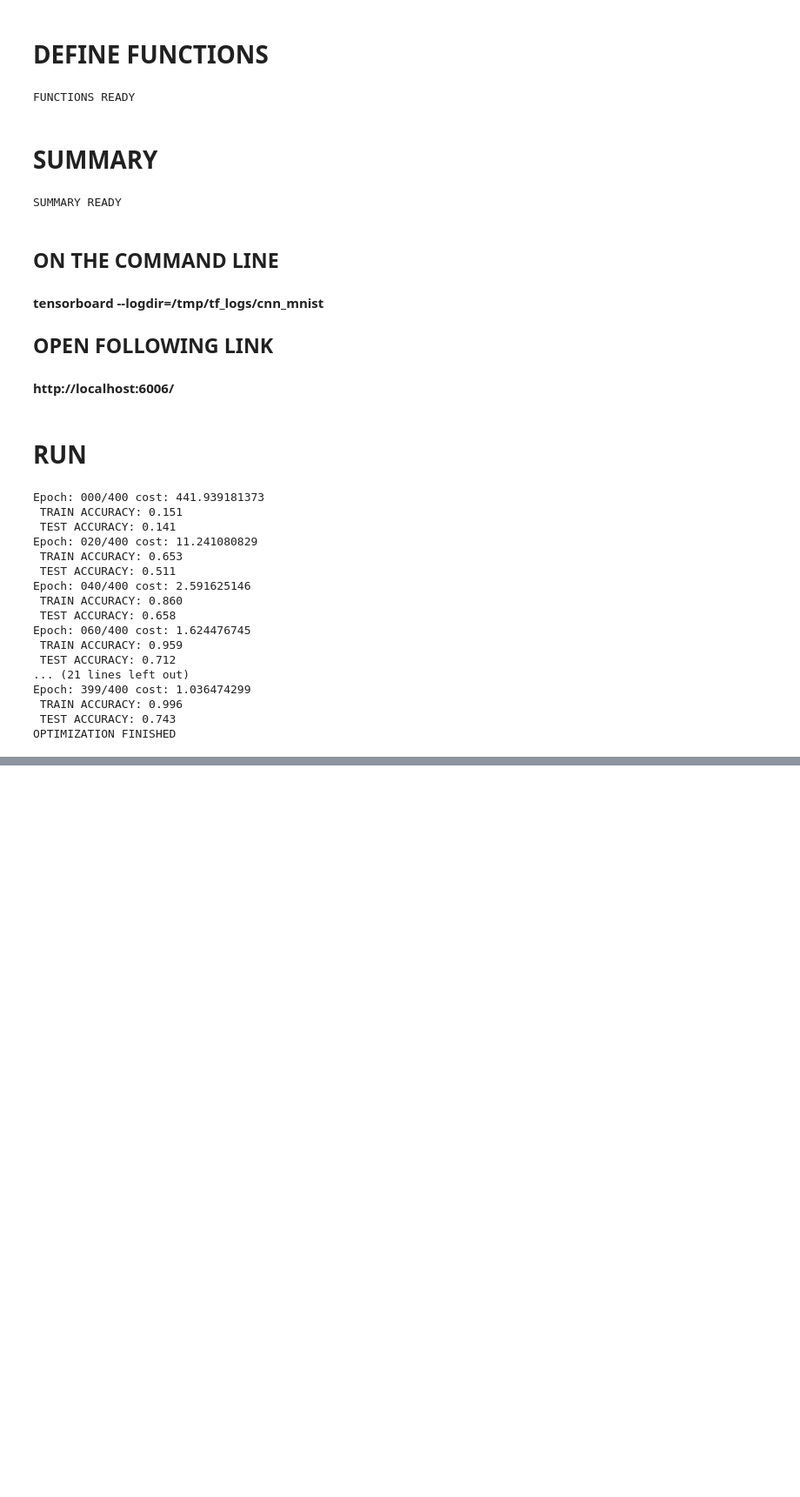
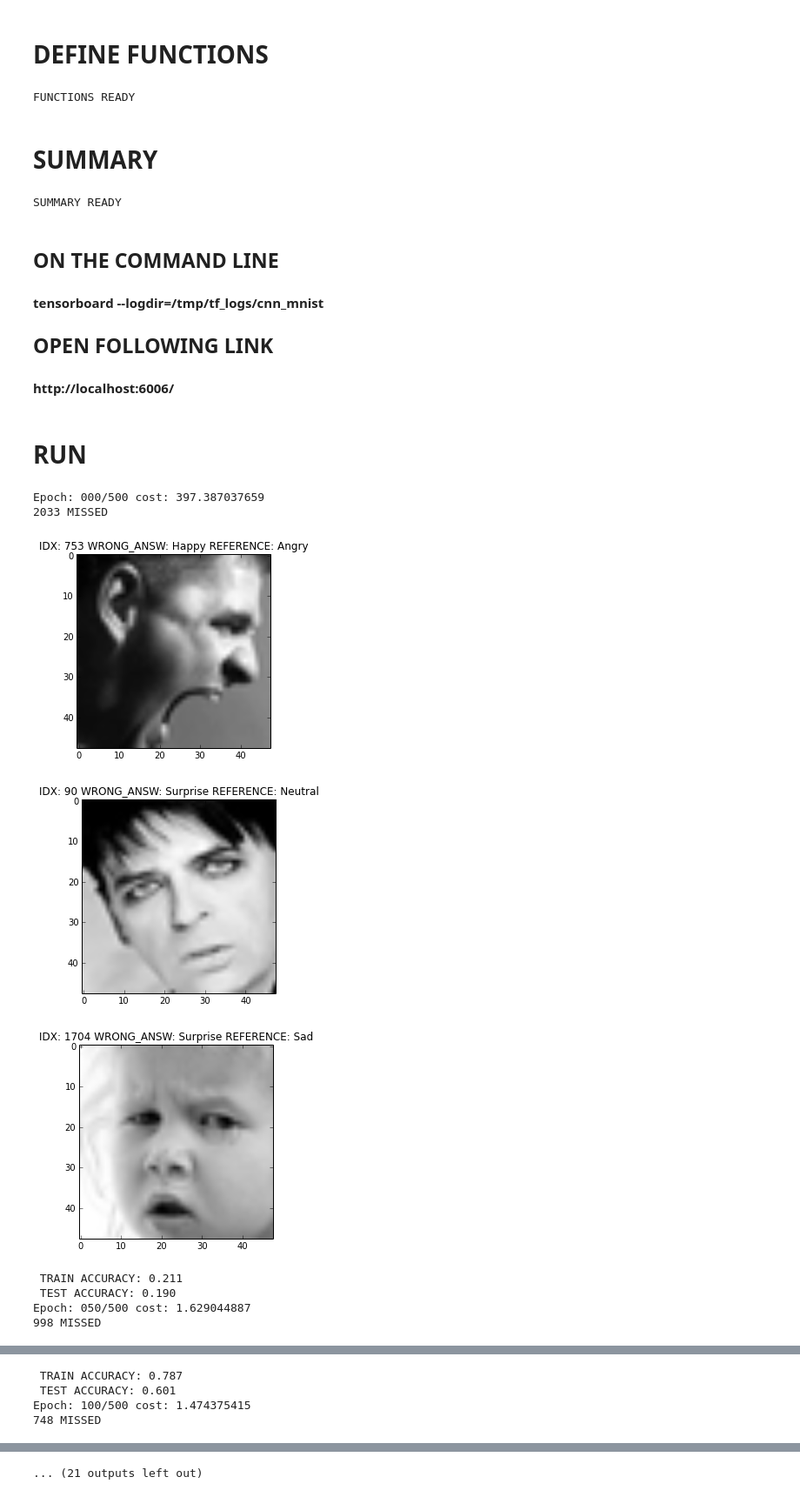
Before and after one commit to sjchoi86/face_recognition, a Jupyter notebook: code/4_convolutional_neural_network.ipynb, the cells around one changed output, grey strips where cells are left out. Shown at 87% size. Saved outputs shown, nothing was run; the diff lists cells and outputs as text; code cells hidden in the pictures; blank space fills up the shorter version.

Commit message:
show pf

```diff
--- a/code/4_convolutional_neural_network.ipynb
+++ b/code/4_convolutional_neural_network.ipynb
@@ -25,6 +25,8 @@ trainlabel = l['trainlabel']
 testimg    = l['testimg']
 testlabel  = l['testlabel']
 imgsize    = l['imgsize']
+categories = l['categories']
+
 ntrain = trainimg.shape[0]
 nclass = trainlabel.shape[1]
 dim    = trainimg.shape[1]
@@ -33,4 +35,6 @@ print ("%d TRAIN IMAGES" % (ntrain))
 print ("%d TEST IMAGES" % (ntest))
 print ("%d DIMENSIONAL INPUT" % (dim))
 print ("%d CLASSES" % (nclass))
+print (imgsize)
+print (categories)
 # %% [output]
@@ -153,8 +159,8 @@ SUMMARY READY
 # %%
 # PARAMETERS
 batch_size      = 256
-display_step    = 20
-training_epochs = 400
+display_step    = 50
+training_epochs = 500
 num_batch = int(ntrain/batch_size)+1
 for epoch in range(training_epochs):
     avg_cost = 0.
@@ -166,48 +172,71 @@ for epoch in range(training_epochs):
         feeds    = {x: batch_xs, y: batch_ys, keepratio: 0.7}
         # OPTIMIZE VARIABLES
         summary, _ = sess.run([merged, optm], feed_dict=feeds)
         # COMPUTE LOSS
         avg_cost += sess.run(cost, feed_dict=feeds)/num_batch
         # SUMMARY
         summary_writer.add_summary(summary, epoch*num_batch+i)
 
     # PRINT CURRENT STATUS
     if epoch % display_step == 0 or epoch == training_epochs-1:
         print ("Epoch: %03d/%03d cost: %.9f" %
                (epoch, training_epochs, avg_cost))
         ntemp = int(ntrain/batch_size)+1
         train_acc = 0
         for ii in range(ntemp):
             iii = np.arange(ii*batch_size, min(ntrain, (ii+1)*batch_size))
             feeds = {x: trainimg[iii, :], y: trainlabel[iii, :], keepratio: 1.0}
             train_acc = train_acc + sess.run(accr, feed_dict=feeds)
         train_acc = train_acc / ntemp
-        ntemp = int(ntest/batch_size)+1
+        ntemp = int(ntest/batch_size) + 1
         test_acc = 0
+        missidxlist = []
         for ii in range(ntemp):
             iii = np.arange(ii*batch_size, min(ntest, (ii+1)*batch_size))
             feeds = {x: testimg[iii, :], y: testlabel[iii, :], keepratio: 1.0}
             test_acc = test_acc + sess.run(accr, feed_dict=feeds)
+            # FIND MISCLASSIFIED IMAGES
+            missidx = np.where(sess.run(corr, feed_dict=feeds) == 0)[0]
+            missidxlist = np.concatenate((missidxlist, iii[missidx]))
         test_acc = test_acc / ntemp
+
+
+        nmiss = len(missidxlist)
+        print ("%d MISSED" % (nmiss))
+        missidxlist = np.random.permutation(missidxlist.astype(int))
+        selmissidx  = missidxlist[:min(3, nmiss)].astype(int)
+        feeds_miss  = {x: testimg[selmissidx, :], y: testlabel[selmissidx, :], keepratio: 1.0}
+        pred_miss   = sess.run(pred, feed_dict=feeds_miss)
+        answ_miss   = np.argmax(pred_miss, 1)
+        answ_corr   = np.argmax(testlabel[selmissidx, :], 1)
+        for idx in range(len(selmissidx)):
+            cidx = selmissidx[idx]
+            anw  = answ_miss[idx]
+            ref  = answ_corr[idx]
+            if imgsize[2] == 1:
+                currimg = np.reshape(testimg[cidx, :], (imgsize[0], imgsize[1]))
+                plt.imshow(currimg, cmap='gray')
+            else:
+                currimg = np.reshape(testimg[cidx, :], (imgsize[0], imgsize[1], -1))
+                plt.imshow(currimg)
+            anw_category = categories[anw]
+            ref_category = categories[ref]
+            title_string = "IDX: %d WRONG_ANSW: %s REFERENCE: %s" % (cidx, anw_category, ref_category)
+            plt.title(title_string)
+            plt.show()
+
+
         print (" TRAIN ACCURACY: %.3f" % (train_acc))
         print (" TEST ACCURACY: %.3f" % (test_acc))
 
 print ("OPTIMIZATION FINISHED")
 # %% [output]
-Epoch: 000/400 cost: 441.939181373
- TRAIN ACCURACY: 0.151
- TEST ACCURACY: 0.141
-Epoch: 020/400 cost: 11.241080829
- TRAIN ACCURACY: 0.653
- TEST ACCURACY: 0.511
-Epoch: 040/400 cost: 2.591625146
- TRAIN ACCURACY: 0.860
- TEST ACCURACY: 0.658
-Epoch: 060/400 cost: 1.624476745
- TRAIN ACCURACY: 0.959
- TEST ACCURACY: 0.712
-... (21 lines left out)
-Epoch: 399/400 cost: 1.036474299
- TRAIN ACCURACY: 0.996
- TEST ACCURACY: 0.743
-OPTIMIZATION FINISHED
+Epoch: 000/500 cost: 397.387037659
+2033 MISSED
+[figure, added]
+[figure, added]
+[figure, added]
+ TRAIN ACCURACY: 0.211
+ TEST ACCURACY: 0.190
+Epoch: 050/500 cost: 1.629044887
+998 MISSED
@@ -213,0 +246,4 @@ OPTIMIZATION FINISHED
+ TRAIN ACCURACY: 0.787
+ TEST ACCURACY: 0.601
+Epoch: 100/500 cost: 1.474375415
+748 MISSED
@@ -213,0 +253 @@ OPTIMIZATION FINISHED
+... (21 outputs left out)
```
Also changed, not shown: parts of 2 cells of this notebook, 2 other files.
